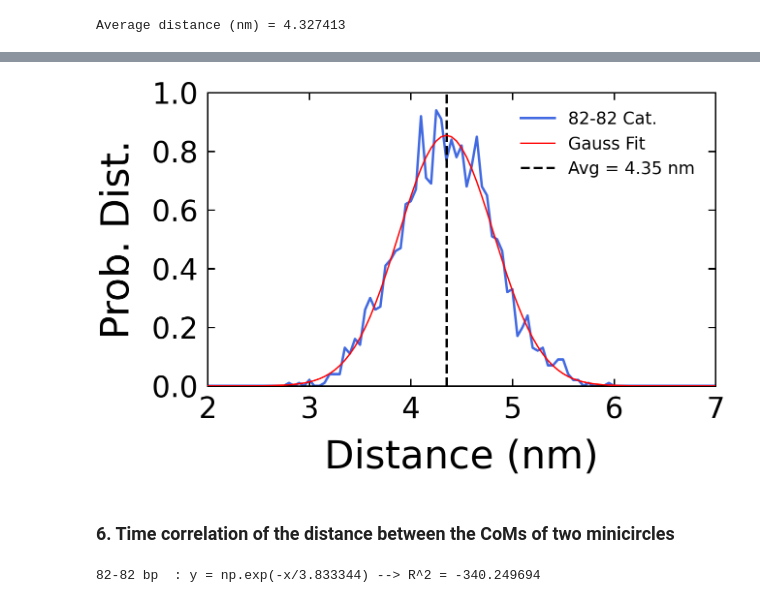
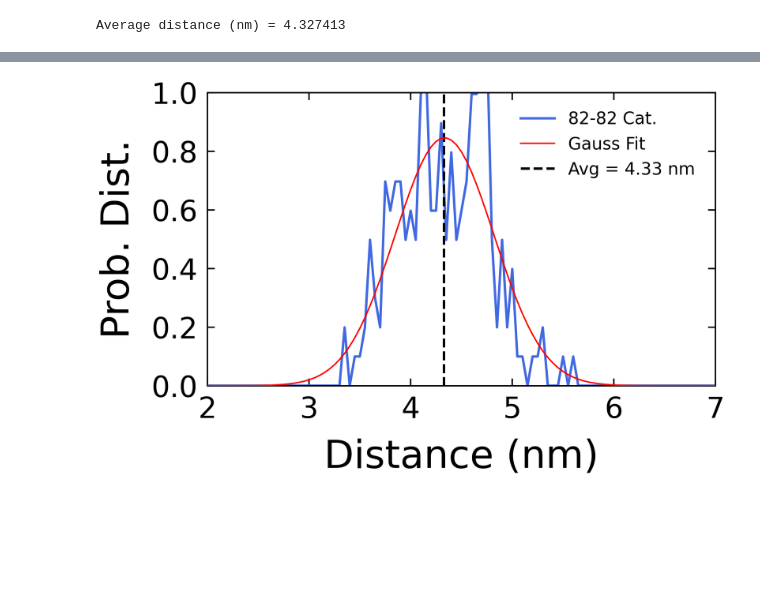
Before and after one commit to junsookim76/MD_Lecture, a Jupyter notebook: TRAJ_DNA_Analysis.ipynb, the cells around one changed output, grey strips where cells are left out. Saved outputs shown, nothing was run; the diff lists cells and outputs as text; code cells hidden in the pictures; blank space fills up the shorter version.

```diff
--- a/TRAJ_DNA_Analysis.ipynb
+++ b/TRAJ_DNA_Analysis.ipynb
@@ -111,6 +109,7 @@ top=xtc.topology
 table, bonds=top.to_dataframe()
 
 atomname=table.values[:,1]
+element=table.values[:,2]
 
 i=0
 for ii in atomname:
@@ -372,12 +321,12 @@ plt.savefig('prob_distrb_distance_com.png')
 def gauss(x, a, b, c):
     return a*np.exp(-(x-b)**2/(2*c**2))
 # %%
-x0 = distrb_x
-y0 = distrb_y
+x0 = dist_x
+y0 = dist_y
 
 popt0, pcov0 = curve_fit(gauss, x0, y0)
 
-residuals0 = x0 - gauss(x0, *popt0)
+residuals0 = y0 - gauss(x0, *popt0)
 ss_res0 = np.sum(residuals0**2)
 ss_tot0 = np.sum((y0-np.mean(y0))**2)
 r_squared0 = 1 - (ss_res0 / ss_tot0)
@@ -389,34 +338,30 @@ print('82-82 bp  : y = %f*np.exp(-(x-%f)**2/(2*%f**2)) --> R^2 = %f \n'
 # %%
 fig, ax = plt.subplots(figsize=(19.4, 12))
 
-plt.plot(distrb_x, distrb_y, label='82-82 Cat.', color='royalblue', linewidth=5)
+plt.plot(dist_x, dist_y, label='82-82 Cat.', color='royalblue', linewidth=5)
 
 ax.plot(x0, gauss(x0, *popt0), linewidth= 3, color='red', zorder=5, label='Gauss Fit')
 
-plt.vlines(np.mean(distance_minicirc), 0, 1, linewidth=5, linestyle='--', color='black', zorder = 3, label='Avg = %.2f nm'%np.mean(distance_minicirc))
+plt.vlines(np.mean(distance), 0, 1, linewidth=5, linestyle='--', color='black', zorder = 3, label='Avg = %.2f nm'%np.mean(distance))
 
 plt.xlabel('Distance (nm)', labelpad=30, fontsize=80)
 plt.ylabel('Prob. Dist.', labelpad=30, fontsize=80)
 
 plt.xlim(2, 7)
 plt.ylim(0, 1)
 
 plt.xticks(np.arange(2.0, 7.1, 1))
 plt.yticks(np.arange(0, 1.1, .2))
 
 set_fig()
 
 ax.legend(loc='upper right',edgecolor='none',bbox_to_anchor=(0.99,0.99), prop={'size': 35}, framealpha=0)
 
 plt.gcf().subplots_adjust(bottom=0.25)
 plt.gcf().subplots_adjust(top=0.95)
 plt.gcf().subplots_adjust(left=0.2)
 plt.gcf().subplots_adjust(right=0.95)
 
-# output_histz1_pdf="data_hist_z.pdf"
-#plt.show()
-plt.savefig('prob_distrb_distance_com_w_fit.png')
+plt.savefig('Figure_Prob_Distrb_w_fit.png')
 # %% [output]
-[figure, old version]
+[figure, new version]
-# %% [markdown]
-### 6. Time correlation of the distance between the CoMs of two minicircles
@@ -440,15 +367,0 @@ corr /= corr[0]
-# %%
-x1 = np.arange(0, corr_time, 1)
-y1 = corr
-
-popt1, pcov1 = curve_fit(exp_dec, x1, y1)
-
-residuals1 = x1 - exp_dec(x1, *popt1)
-ss_res1 = np.sum(residuals1**2)
-ss_tot1 = np.sum((y0-np.mean(y1))**2)
-r_squared1 = 1 - (ss_res1 / ss_tot1)
-
-print('82-82 bp  : y = np.exp(-x/%f) --> R^2 = %f \n'
-          % (popt1[0], r_squared1))
-# %% [output]
-82-82 bp  : y = np.exp(-x/3.833344) --> R^2 = -340.249694
```
Also changed, not shown: parts of 12 cells of this notebook.
